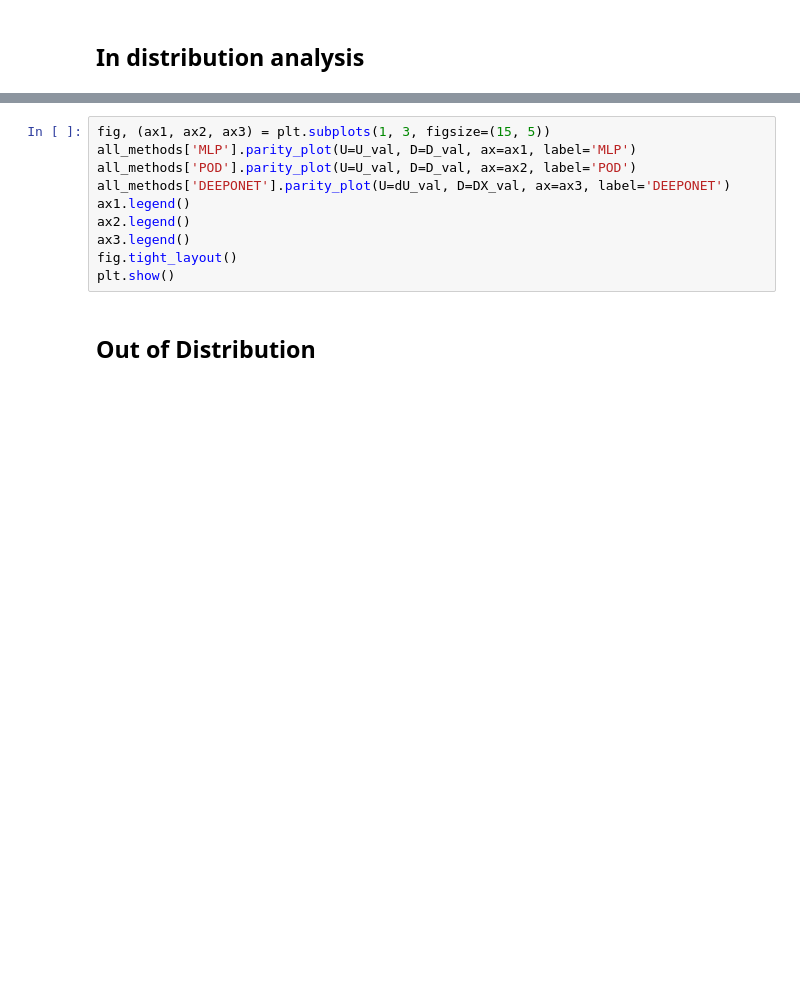
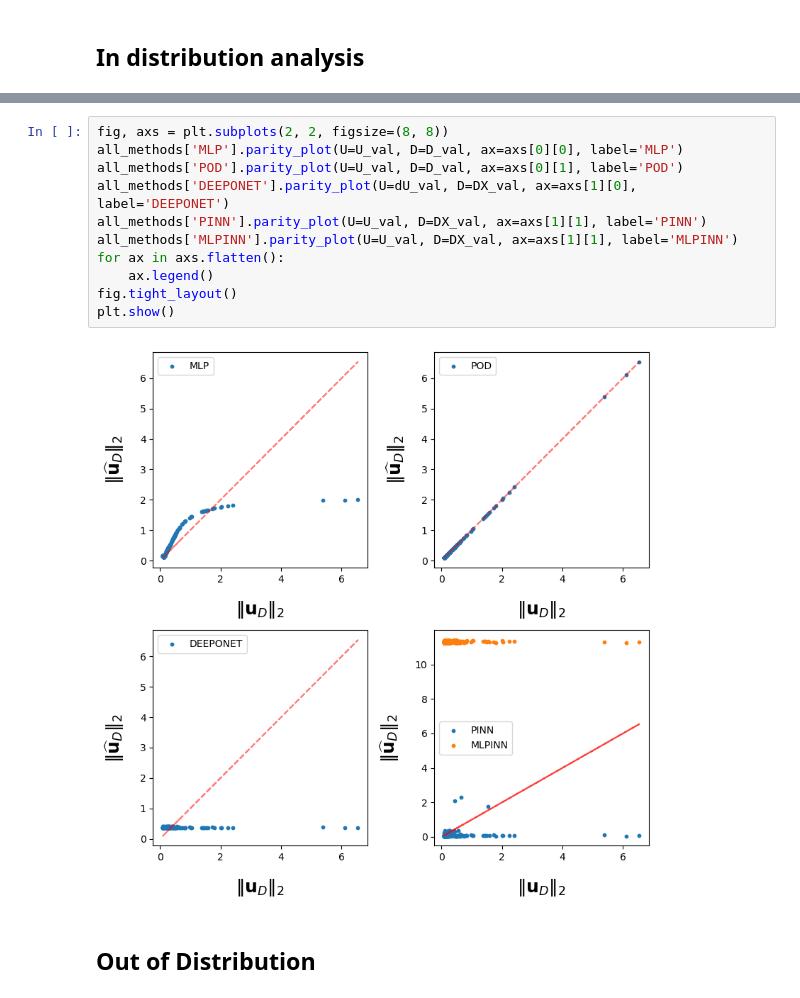
Before and after one commit to lechevaa/CEMRACS_SciML, a Jupyter notebook: notebooks/PoissonEquation/Poisson_step_1.ipynb, the cells around one changed output, grey strips where cells are left out. Cells and saved outputs as stored; diff of their text form; blank space fills up the shorter version.

```diff
--- a/notebooks/PoissonEquation/Poisson_step_1.ipynb
+++ b/notebooks/PoissonEquation/Poisson_step_1.ipynb
@@ -178,13 +195,16 @@ plt.show()
 # %%
-fig, (ax1, ax2, ax3) = plt.subplots(1, 3, figsize=(15, 5))
-all_methods['MLP'].parity_plot(U=U_val, D=D_val, ax=ax1, label='MLP')
-all_methods['POD'].parity_plot(U=U_val, D=D_val, ax=ax2, label='POD')
-all_methods['DEEPONET'].parity_plot(U=dU_val, D=DX_val, ax=ax3, label='DEEPONET')
-ax1.legend()
-ax2.legend()
-ax3.legend()
+fig, axs = plt.subplots(2, 2, figsize=(8, 8))
+all_methods['MLP'].parity_plot(U=U_val, D=D_val, ax=axs[0][0], label='MLP')
+all_methods['POD'].parity_plot(U=U_val, D=D_val, ax=axs[0][1], label='POD')
+all_methods['DEEPONET'].parity_plot(U=dU_val, D=DX_val, ax=axs[1][0], label='DEEPONET')
+all_methods['PINN'].parity_plot(U=U_val, D=DX_val, ax=axs[1][1], label='PINN')
+all_methods['MLPINN'].parity_plot(U=U_val, D=DX_val, ax=axs[1][1], label='MLPINN')
+for ax in axs.flatten():
+    ax.legend()
 fig.tight_layout()
 plt.show()
+# %% [output]
+[figure, added]
 # %% [markdown]
 ## Out of Distribution
 # %%
```
Also changed, not shown: parts of 10 cells of this notebook, 7 other files.
